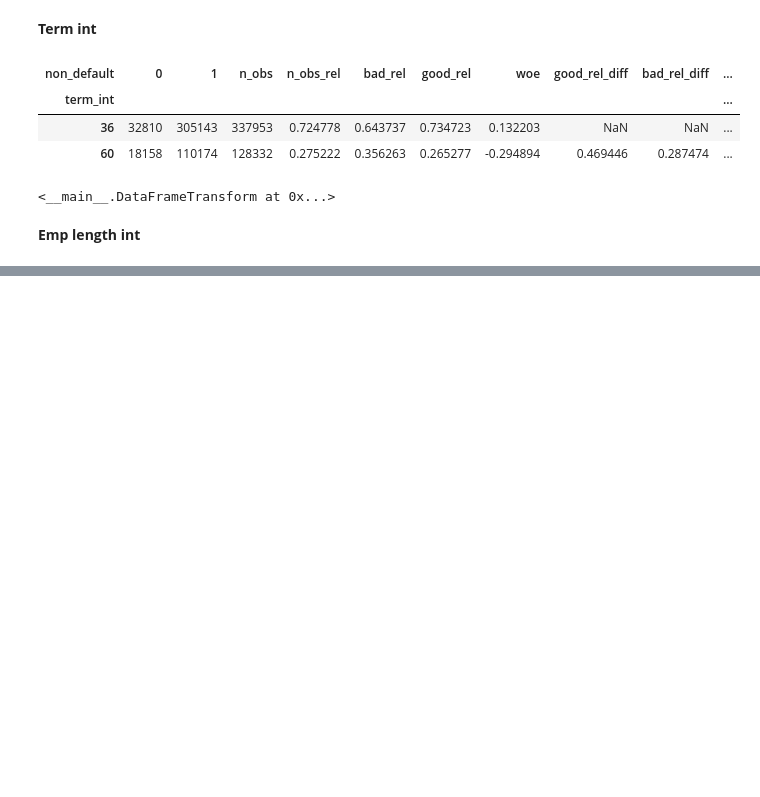
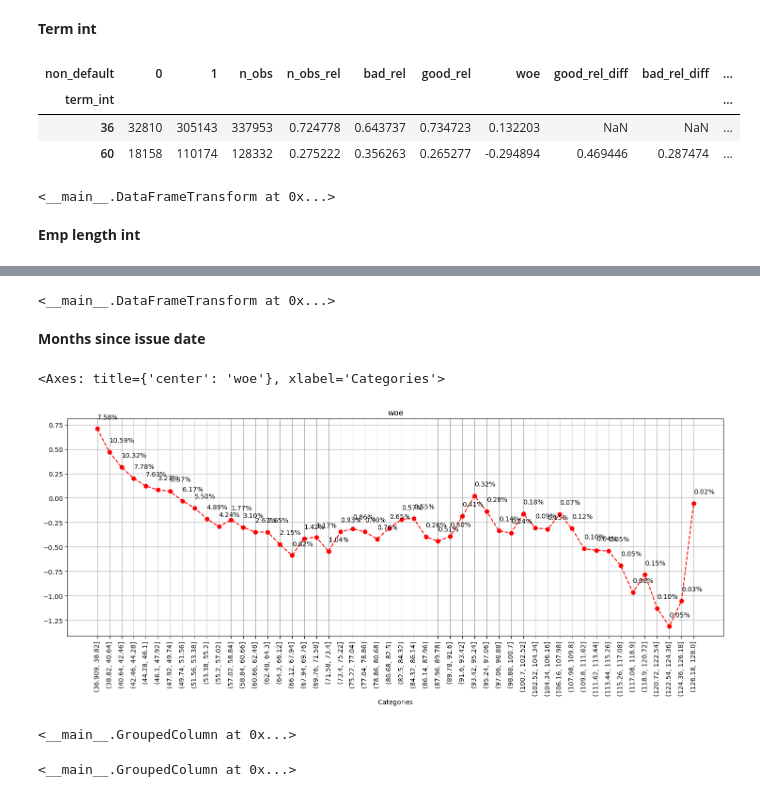
Before and after one commit to Xavi-Linux/CaRMeLo, a Jupyter notebook: notebooks/Data_preparation.ipynb, the cells around one changed output, grey strips where cells are left out. Cells and saved outputs as stored; diff of their text form; code cells hidden in the pictures; blank space fills up the shorter version.

```diff
--- a/notebooks/Data_preparation.ipynb
+++ b/notebooks/Data_preparation.ipynb
@@ -588,0 +677,6 @@ continuous_dft.add_child(term_int_groups)
+# %%
+continuous_dft.add_child(emp_length_groups)
+# %% [output]
+<__main__.DataFrameTransform at 0x...>
+# %% [markdown]
+**Months since issue date**
@@ -588,0 +685,25 @@ continuous_dft.add_child(term_int_groups)
+# %%
+BINS = 50
+# %%
+continuous_df['months_since_issue_d_factor'] = pd.cut(continuous_df['months_since_issue_d'], bins=BINS, retbins=False)
+# %%
+msid_woe = calculate_woe_iv(continuous_df, continuous_df['months_since_issue_d_factor'], continuous_df['non_default'], multilevel_index=False, sort_by_woe=False)
+# %%
+plot_woe(msid_woe['woe'], labels=msid_woe['n_obs_rel'].apply(lambda v: '{:.2%}'.format(v)))
+# %% [output]
+<Axes: title={'center': 'woe'}, xlabel='Categories'>
+[figure, added]
+# %%
+m_issue_groups.add_child(
+        Interval().add_child(pd.Interval(left=-np.inf, right=38, closed='right'))
+    )
+# %% [output]
+<__main__.GroupedColumn at 0x...>
+# %%
+m_issue_groups.add_child(
+        Interval().add_child(pd.Interval(left=38, right=40, closed='right'))
+    ).add_child(
+        Interval().add_child(pd.Interval(left=40, right=42, closed='right'))
+    )
+# %% [output]
+<__main__.GroupedColumn at 0x...>
```
Also changed, not shown: parts of 18 cells of this notebook.
